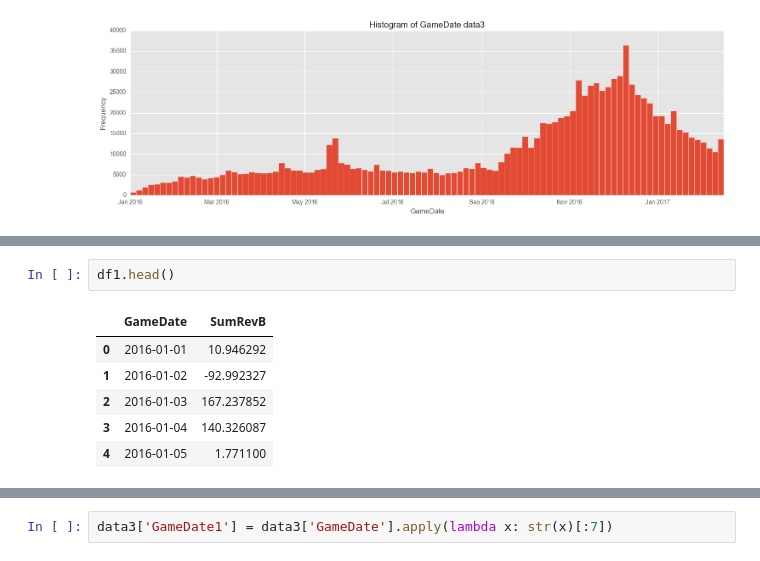
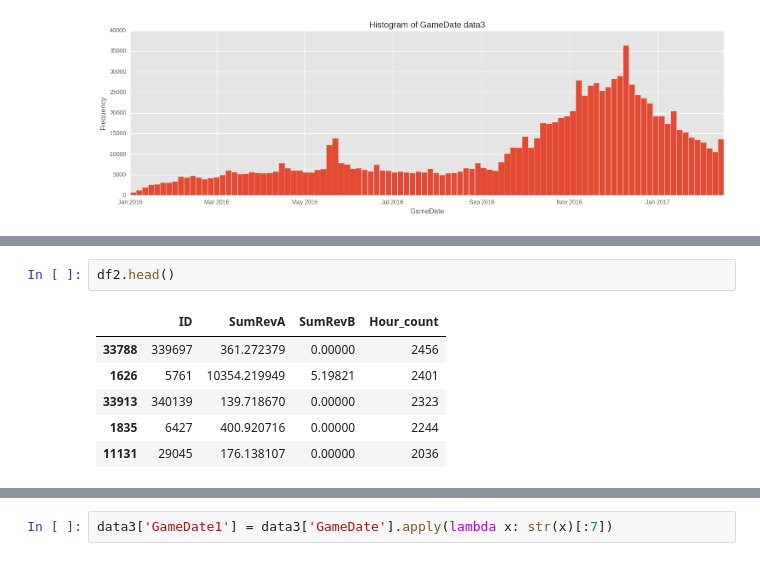
Before and after one commit to dsakovych/DS-notebooks, a Jupyter notebook: LL_task.ipynb, the cells around one changed output, grey strips where cells are left out. Cells and saved outputs as stored; diff of their text form.

```diff
--- a/LL_task.ipynb
+++ b/LL_task.ipynb
@@ -436,9 +506,9 @@ df1 = data3[["GameDate", "SumRevB"]].groupby(['GameDate'],as_index=False).sum()
 # %%
-df1.head()
+df2.head()
 # %% [output]
-|  | GameDate | SumRevB |
-| 0 | 2016-01-01 | 10.946292 |
-| 1 | 2016-01-02 | -92.992327 |
-| 2 | 2016-01-03 | 167.237852 |
-| 3 | 2016-01-04 | 140.326087 |
-| 4 | 2016-01-05 | 1.771100 |
+|  | ID | SumRevA | SumRevB | Hour_count |
+| 33788 | 339697 | 361.272379 | 0.00000 | 2456 |
+| 1626 | 5761 | 10354.219949 | 5.19821 | 2401 |
+| 33913 | 340139 | 139.718670 | 0.00000 | 2323 |
+| 1835 | 6427 | 400.920716 | 0.00000 | 2244 |
+| 11131 | 29045 | 176.138107 | 0.00000 | 2036 |
```
Also changed, not shown: parts of 39 cells of this notebook.
